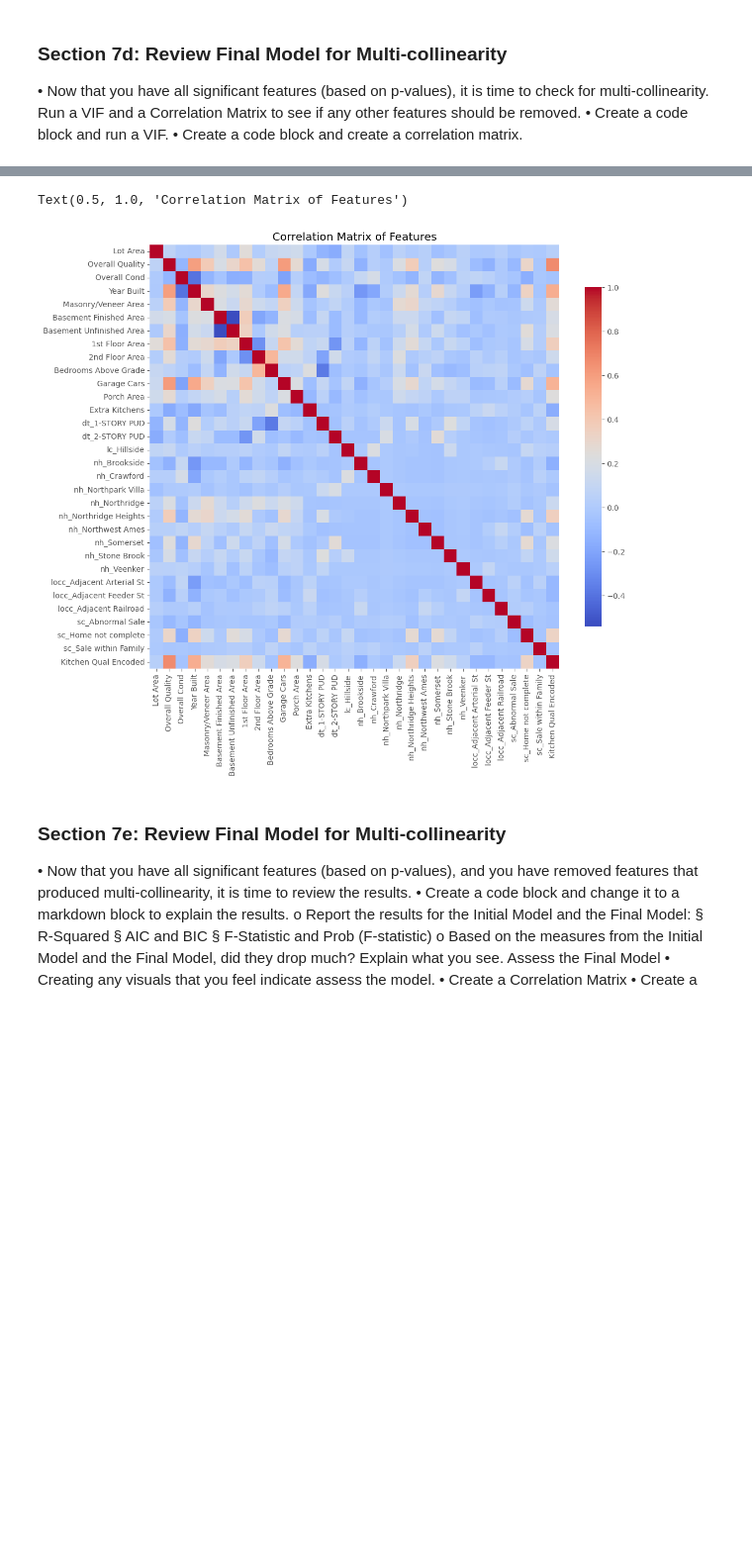
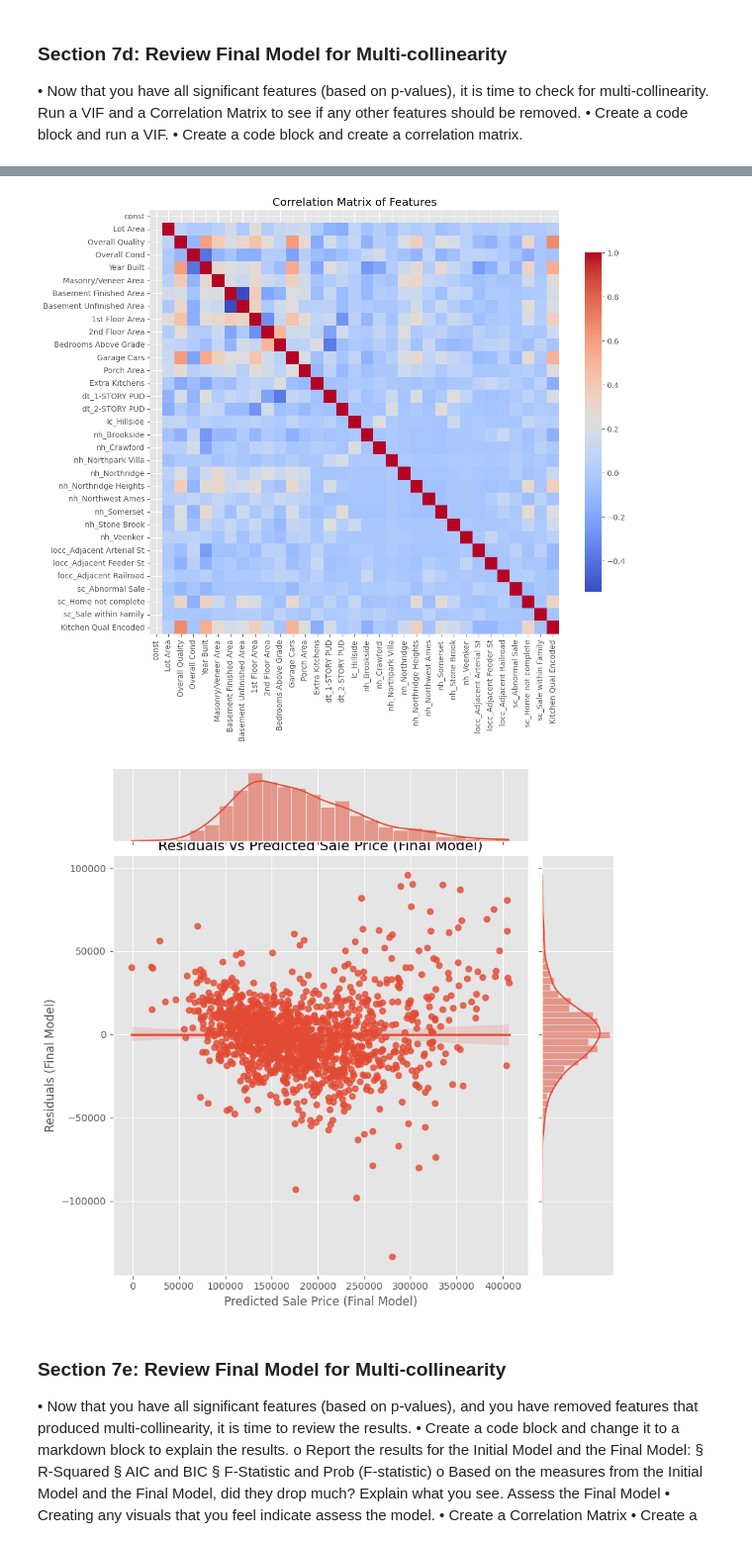
Before and after one commit to IKSHRESTHA/Data-Understanding-Assignment-MTSU, a Jupyter notebook: HW06/HW06_ShresthaK.ipynb, the cells around one changed output, grey strips where cells are left out. Shown at 99% size. Saved outputs shown, nothing was run; the diff lists cells and outputs as text; code cells hidden in the pictures; blank space fills up the shorter version.

```diff
--- a/HW06/HW06_ShresthaK.ipynb
+++ b/HW06/HW06_ShresthaK.ipynb
@@ -433,14 +435,14 @@ strong multicollinearity or other numerical problems.
 # %%
 # Remove 'Fireplaces' from the latest valid feature set and refit the model
 feature_to_remove = 'Fireplaces'
-if 'Fireplaces' in X_model2_reduced.columns:
-    X_model3 = X_model2_reduced.drop(columns=[feature_to_remove])
+if 'Fireplaces' in X_model3.columns:
+    X_model4 = X_model3.drop(columns=[feature_to_remove])
 else:
-    X_model3 = X_model2_reduced.copy()
+    X_model4 = X_model3.copy()
 
-X_model3_const = sm.add_constant(X_model3)
-ols_model3 = sm.OLS(y, X_model3_const).fit()
-print(ols_model3.summary())
+X_model4_const = sm.add_constant(X_model4)
+ols_model4 = sm.OLS(y, X_model4_const).fit()
+print(ols_model4.summary())
 # %% [output]
                             OLS Regression Results
 ==============================================================================
@@ -511,29 +513,53 @@ features_to_remove_vif = [
 ]
 
 # Remove these features from X_model3
-X_model4 = X_model3.drop(columns=features_to_remove_vif)
+X_model5 = X_model4.drop(columns=features_to_remove_vif)
 
 # Refit the OLS model
-X_model4_const = sm.add_constant(X_model4)
-ols_model4 = sm.OLS(y, X_model4_const).fit()
-print(ols_model4.summary())
+X_model5_const = sm.add_constant(X_model5)
+ols_model5 = sm.OLS(y, X_model5_const).fit()
+print(ols_model5.summary())
 
 # Calculate VIF for the new model
 from statsmodels.stats.outliers_influence import variance_inflation_factor
 import pandas as pd
 
 vif_data4 = pd.DataFrame()
-vif_data4["feature"] = X_model4_const.columns
-vif_data4["VIF"] = [variance_inflation_factor(X_model4_const.values, i) for i in range(X_model4_const.shape[1])]
+vif_data4["feature"] = X_model5_const.columns
+vif_data4["VIF"] = [variance_inflation_factor(X_model5_const.values, i) for i in range(X_model5_const.shape[1])]
 vif_data4 = vif_data4[vif_data4["feature"] != "const"].sort_values(by="VIF", ascending=False)
 print(vif_data4)
 
 # Correlation matrix for the new model
-corrMatrix4 = X_model4.corr()
+corrMatrix4 = X_model5.corr()
 # Plot the correlation matrix
 plt.figure(figsize=(12, 10))
 sns.heatmap(corrMatrix4, annot=False, cmap='coolwarm', cbar_kws={"shrink": .8})
 plt.title('Correlation Matrix of Features')
+
+
+
+
+
+
+
+
+# Predictions and residuals for Model 2
+y_pred5 = ols_model5.predict(sm.add_constant(X_model5_const))
+residuals5 = y - y_pred5
+
+
+
+
+# Visualize residuals vs. predicted values using a jointplot
+
+residuals_df = pd.DataFrame({'Predicted': y_pred5, 'Residuals': residuals5})
+
+sns.jointplot(x='Predicted', y='Residuals', data=residuals_df, kind='reg', ratio=5, height=8)
+plt.xlabel('Predicted Sale Price (Final Model)')
+plt.ylabel('Residuals (Final Model)')
+plt.title('Residuals vs Predicted Sale Price (Final Model)')
+plt.show()
 # %% [output]
                             OLS Regression Results
 ==============================================================================
@@ -551,9 +577,9 @@ Covariance Type:            nonrobust
 28     locc_Adjacent Railroad  1.061899
 25                 nh_Veenker  1.053202
 29           sc_Abnormal Sale  1.044913
 31      sc_Sale within Family  1.031097
-Text(0.5, 1.0, 'Correlation Matrix of Features')
-[figure, old version]
+[figure, new version]
+[figure, added]
 # %% [markdown]
 ### Section 7e: Review Final Model for Multi-collinearity
 • Now that you have all significant features (based on p-values), and you have removed
```
Also changed, not shown: parts of 14 cells of this notebook.
